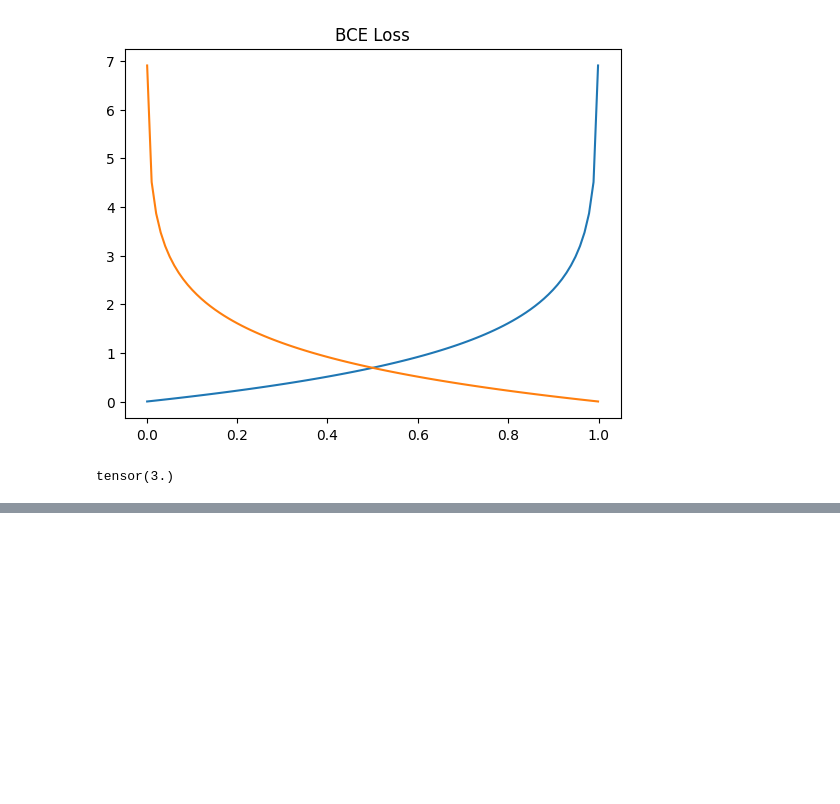
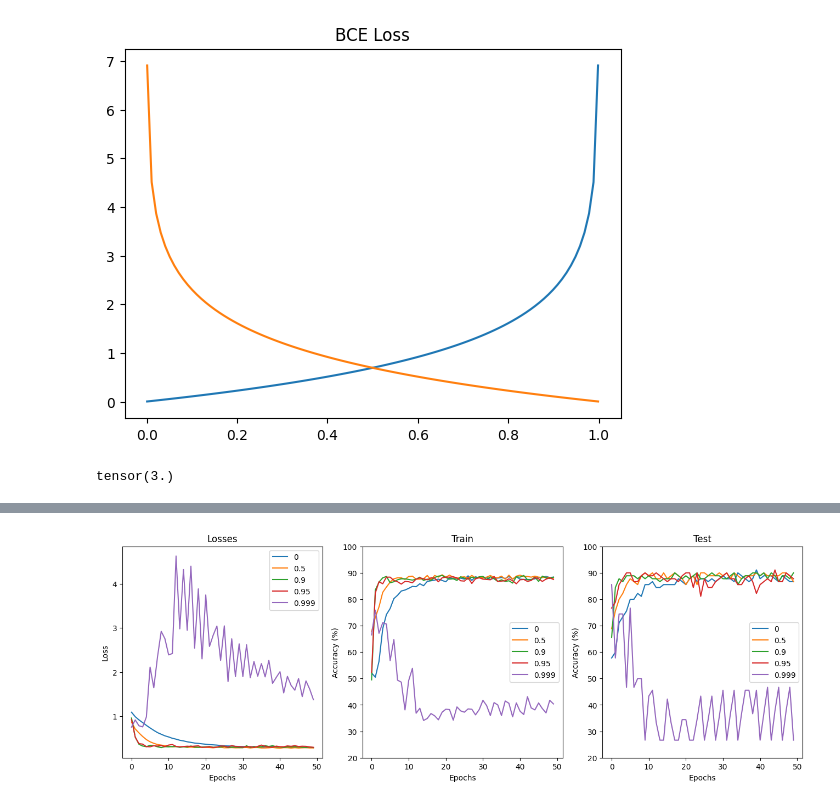
Before and after one commit to ayush9h/PyTorch-DeepLearning, a Jupyter notebook: Meta_Parameters_Activations,_Loss.ipynb, the cells around one changed output, grey strips where cells are left out. Drawn from its saved outputs; the diff is of its cells as text; code cells hidden in the pictures; blank space fills up the shorter version.

```diff
--- a/Meta_Parameters_Activations,_Loss.ipynb
+++ b/Meta_Parameters_Activations,_Loss.ipynb
@@ -204,0 +236,11 @@ tensor(3.)
+# %%
+
+from torch.utils.data import TensorDataset
+train_data,test_data, train_labels,test_labels = train_test_split(data, labels, test_size=.1)
+
+train_data = TensorDataset(train_data,train_labels)
+test_data  = TensorDataset(test_data,test_labels)
+
+batchsize    = 16
+train_loader = DataLoader(train_data,batch_size=batchsize,shuffle=True,drop_last=True)
+test_loader  = DataLoader(test_data,batch_size=test_data.tensors[0].shape[0])
@@ -204,0 +338,30 @@ tensor(3.)
+# %%
+momenta = [0,.5,.9,.95,.999]
+
+results = np.zeros((numepochs,len(momenta),3))
+
+for idx,mom in enumerate(momenta):
+  trainAcc,testAcc,losses,net = function2trainTheModel(mom)
+  results[:,idx,0] = losses
+  results[:,idx,1] = trainAcc
+  results[:,idx,2] = testAcc
+# %%
+fig,ax = plt.subplots(1,3,figsize=(16,5))
+
+for i in range(3):
+  ax[i].plot(results[:,:,i])
+  ax[i].legend(momenta)
+  ax[i].set_xlabel('Epochs')
+  if i==0:
+    ax[i].set_ylabel('Loss')
+  else:
+    ax[i].set_ylabel('Accuracy (%)')
+    ax[i].set_ylim([20,100])
+
+ax[0].set_title('Losses')
+ax[1].set_title('Train')
+ax[2].set_title('Test')
+
+plt.show()
+# %% [output]
+[figure, added]
```
Also changed, not shown: parts of 4 cells of this notebook.
